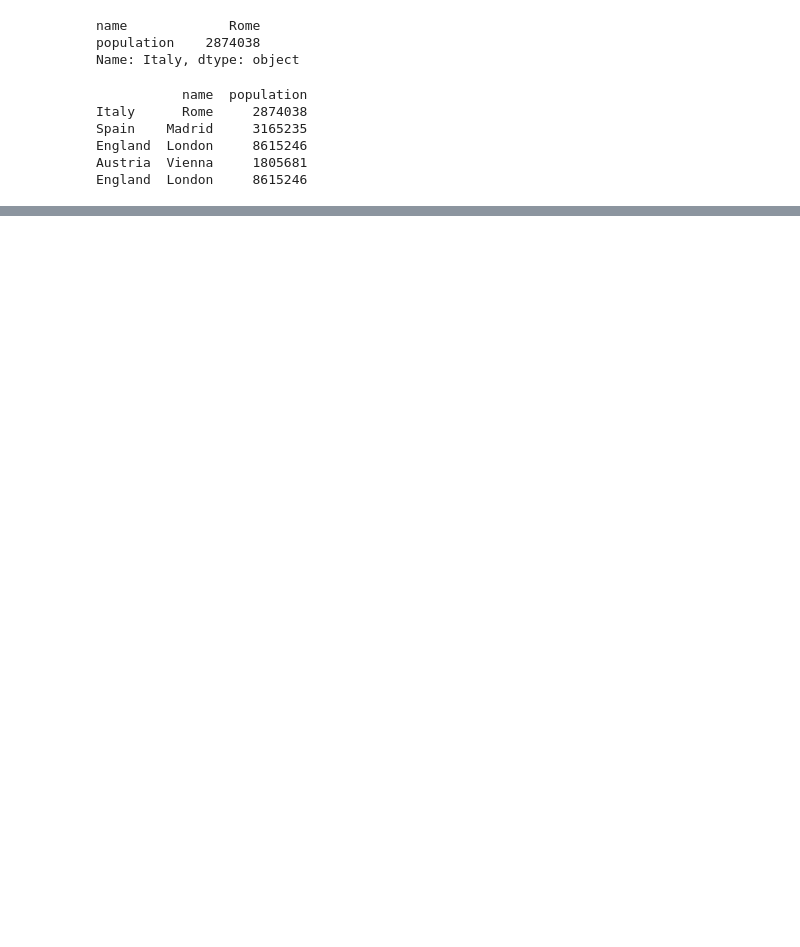
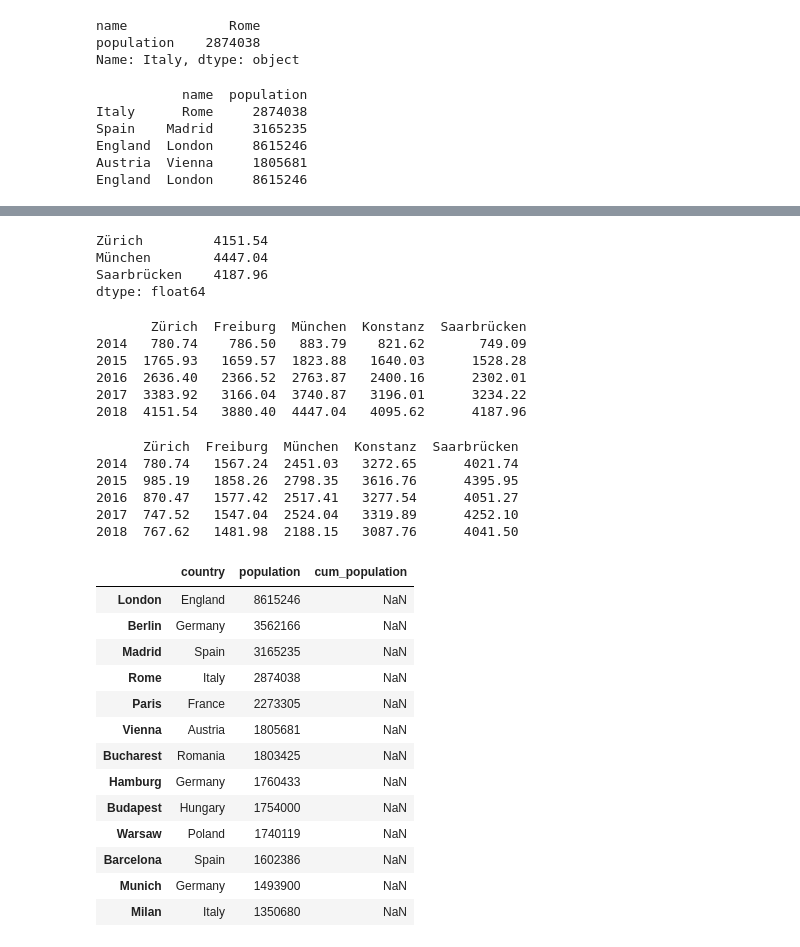
Before and after one commit to harmkenn/Python-Workbooks, a Jupyter notebook: python-course.eu/E_PC24_Dataframe.ipynb, the cells around one changed output, grey strips where cells are left out. Cells and saved outputs as stored; diff of their text form; code cells hidden in the pictures; blank space fills up the shorter version.

```diff
--- a/python-course.eu/E_PC24_Dataframe.ipynb
+++ b/python-course.eu/E_PC24_Dataframe.ipynb
@@ -114,0 +339,63 @@ England  London     8615246
+# %%
+shops[["Zürich", "München", "Saarbrücken"]].sum()
+# %% [output]
+Zürich         4151.54
+München        4447.04
+Saarbrücken    4187.96
+dtype: float64
+# %%
+x = shops.cumsum()
+print(x)
+# %% [output]
+       Zürich  Freiburg  München  Konstanz  Saarbrücken
+2014   780.74    786.50   883.79    821.62       749.09
+2015  1765.93   1659.57  1823.88   1640.03      1528.28
+2016  2636.40   2366.52  2763.87   2400.16      2302.01
+2017  3383.92   3166.04  3740.87   3196.01      3234.22
+2018  4151.54   3880.40  4447.04   4095.62      4187.96
+# %%
+x = shops.cumsum(axis=1)
+print(x)
+# %% [output]
+      Zürich  Freiburg  München  Konstanz  Saarbrücken
+2014  780.74   1567.24  2451.03   3272.65      4021.74
+2015  985.19   1858.26  2798.35   3616.76      4395.95
+2016  870.47   1577.42  2517.41   3277.54      4051.27
+2017  747.52   1547.04  2524.04   3319.89      4252.10
+2018  767.62   1481.98  2188.15   3087.76      4041.50
+# %%
+cities = {"name": ["London", "Berlin", "Madrid", "Rome",
+                   "Paris", "Vienna", "Bucharest", "Hamburg",
+                   "Budapest", "Warsaw", "Barcelona",
+                   "Munich", "Milan"],
+          "population": [8615246, 3562166, 3165235, 2874038,
+                         2273305, 1805681, 1803425, 1760433,
+                         1754000, 1740119, 1602386, 1493900,
+                         1350680],
+          "country": ["England", "Germany", "Spain", "Italy",
+                      "France", "Austria", "Romania",
+                      "Germany", "Hungary", "Poland", "Spain",
+                      "Germany", "Italy"]}
+
+city_frame = pd.DataFrame(cities,
+                          columns=["country",
+                                   "population",
+                                   "cum_population"],
+                          index=cities["name"])
+
+city_frame
+# %% [output]
+|  | country | population | cum_population |
+| London | England | 8615246 | NaN |
+| Berlin | Germany | 3562166 | NaN |
+| Madrid | Spain | 3165235 | NaN |
+| Rome | Italy | 2874038 | NaN |
+| Paris | France | 2273305 | NaN |
+| Vienna | Austria | 1805681 | NaN |
+| Bucharest | Romania | 1803425 | NaN |
+| Hamburg | Germany | 1760433 | NaN |
+| Budapest | Hungary | 1754000 | NaN |
+| Warsaw | Poland | 1740119 | NaN |
+| Barcelona | Spain | 1602386 | NaN |
+| Munich | Germany | 1493900 | NaN |
+| Milan | Italy | 1350680 | NaN |
```
Also changed, not shown: parts of 34 cells of this notebook.
